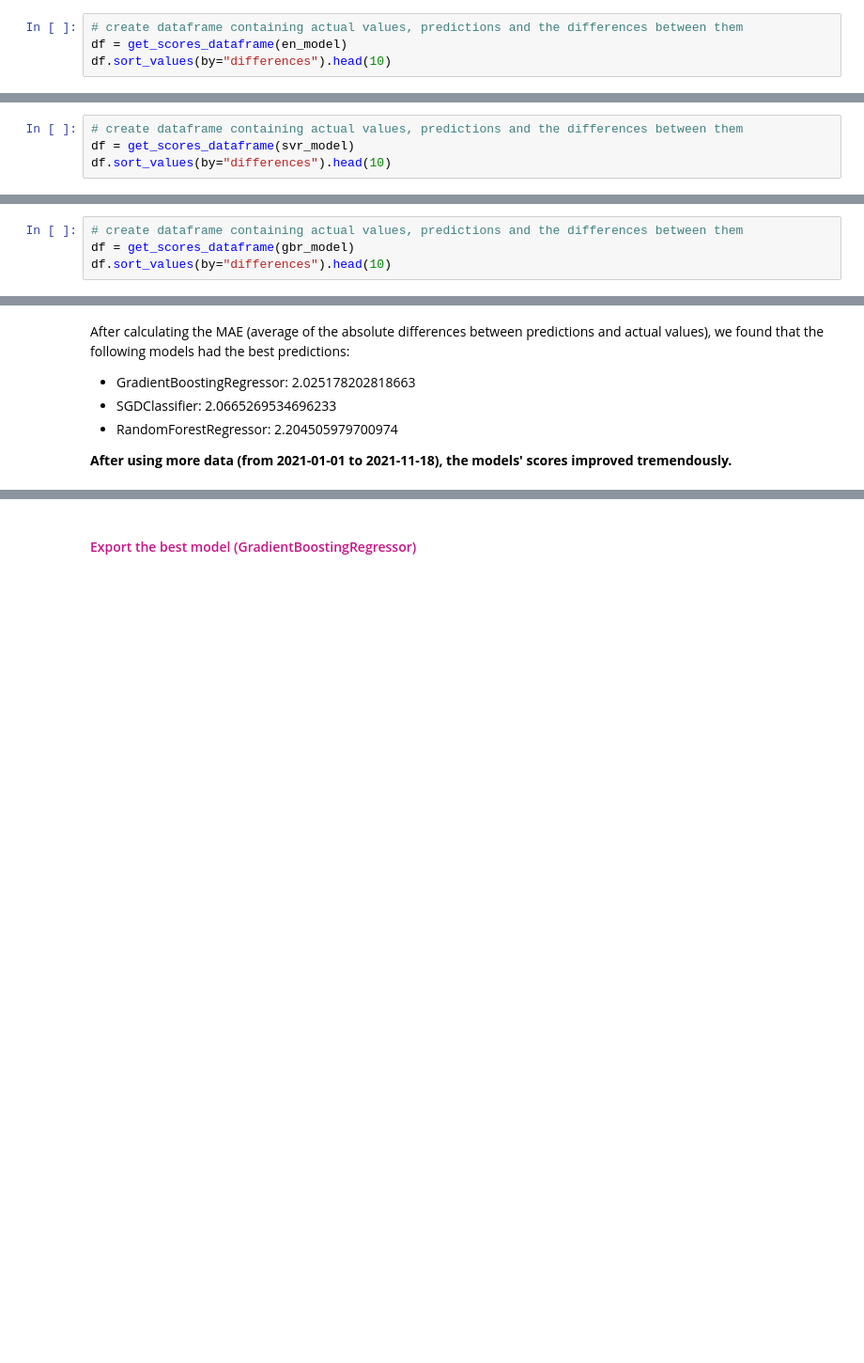
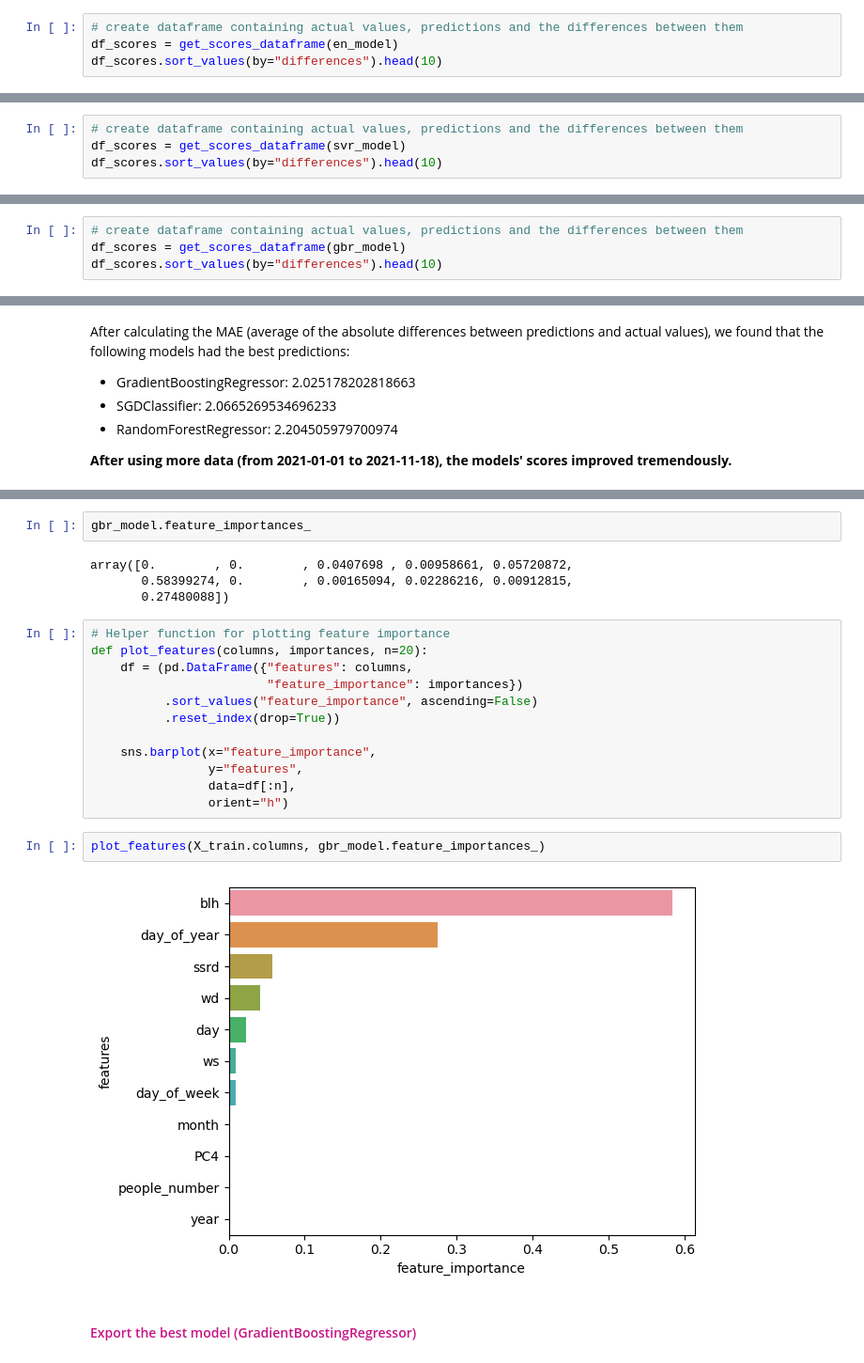
Before and after one commit to rawan-a-d/Air-Quality-Prediction, a Jupyter notebook: scikit_learn_modelling_full_data.ipynb, the cells around one changed output, grey strips where cells are left out. Shown at 94% size. Saved outputs shown, nothing was run; the diff lists cells and outputs as text; blank space fills up the shorter version.

Commit message:
Check feature importance

```diff
--- a/scikit_learn_modelling_full_data.ipynb
+++ b/scikit_learn_modelling_full_data.ipynb
@@ -248,8 +258,8 @@ show_scores(en_model)
 {'Training MAE': 4.618523434662631, 'Testing MAE': 3.3682789129454496}
 # %%
 # create dataframe containing actual values, predictions and the differences between them
-df = get_scores_dataframe(en_model)
-df.sort_values(by="differences").head(10)
+df_scores = get_scores_dataframe(en_model)
+df_scores.sort_values(by="differences").head(10)
 # %% [output]
 |  | actual values | predicted values | differences |
 | 7652 | 6.357635 | 6.256553 | 0.101082 |
@@ -278,8 +288,8 @@ show_scores(svr_model)
 {'Training MAE': 5.295803803386109, 'Testing MAE': 3.0729252334507695}
 # %%
 # create dataframe containing actual values, predictions and the differences between them
-df = get_scores_dataframe(svr_model)
-df.sort_values(by="differences").head(10)
+df_scores = get_scores_dataframe(svr_model)
+df_scores.sort_values(by="differences").head(10)
 # %% [output]
 |  | actual values | predicted values | differences |
 | 7555 | 7.813364 | 7.826770 | 0.013406 |
@@ -311,8 +321,8 @@ show_scores(gbr_model)
 {'Training MAE': 3.72130970813905, 'Testing MAE': 2.025178202818663}
 # %%
 # create dataframe containing actual values, predictions and the differences between them
-df = get_scores_dataframe(gbr_model)
-df.sort_values(by="differences").head(10)
+df_scores = get_scores_dataframe(gbr_model)
+df_scores.sort_values(by="differences").head(10)
 # %% [output]
 |  | actual values | predicted values | differences |
 | 7494 | 3.673863 | 3.654161 | 0.019703 |
@@ -337,3 +351,25 @@ After calculating the MAE (average of the absolute differences between predictio
+# %%
+gbr_model.feature_importances_
+# %% [output]
+array([0.        , 0.        , 0.0407698 , 0.00958661, 0.05720872,
+       0.58399274, 0.        , 0.00165094, 0.02286216, 0.00912815,
+       0.27480088])
+# %%
+# Helper function for plotting feature importance
+def plot_features(columns, importances, n=20):
+    df = (pd.DataFrame({"features": columns,
+                        "feature_importance": importances})
+          .sort_values("feature_importance", ascending=False)
+          .reset_index(drop=True))
+
+    sns.barplot(x="feature_importance",
+                y="features",
+                data=df[:n],
+                orient="h")
+# %%
+plot_features(X_train.columns, gbr_model.feature_importances_)
+# %% [output]
+[figure, added]
 # %% [markdown]
 <h4><font color=mediumvioletred>Export the best model (GradientBoostingRegressor)</font></h4>
 # %%
```
Also changed, not shown: parts of 10 cells of this notebook.
